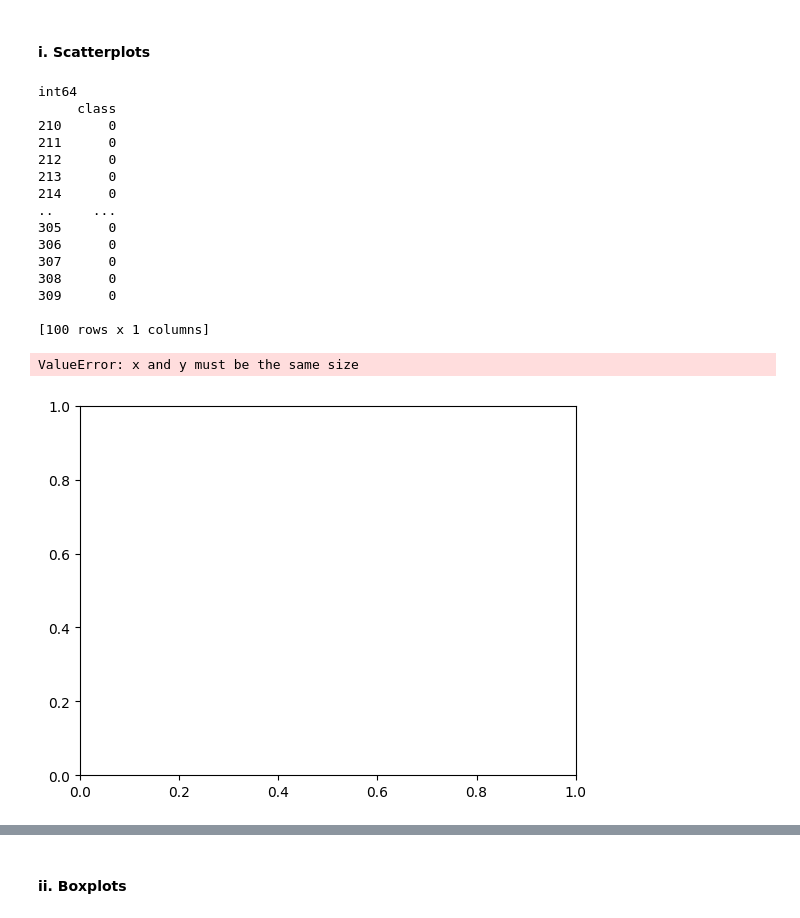
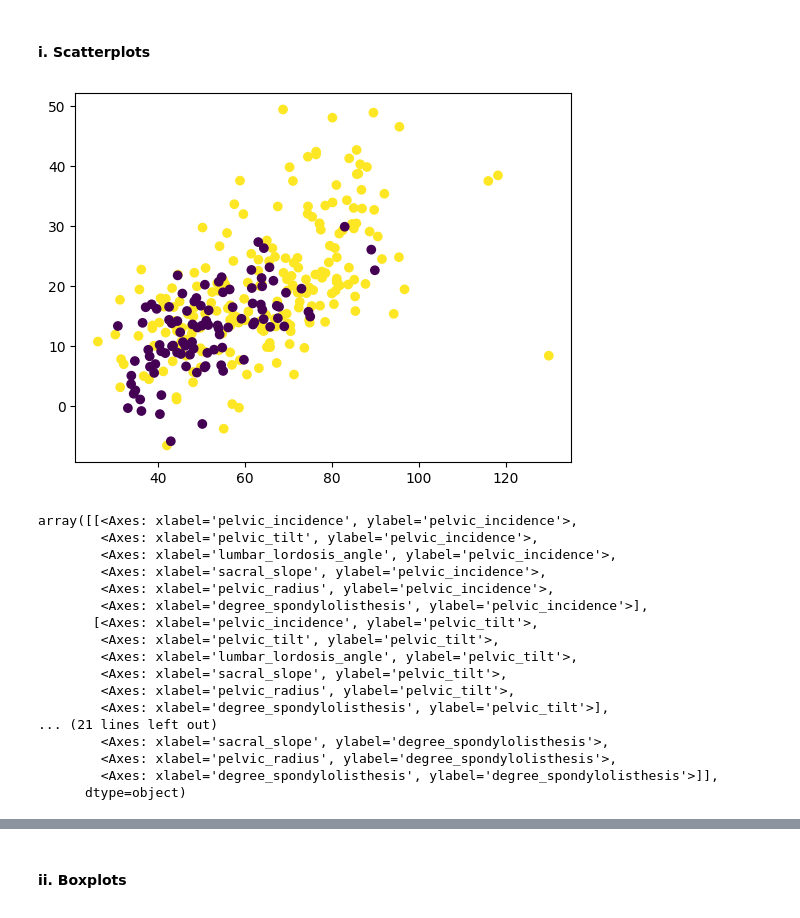
Before and after one commit to Brice12347/DSCI552HW1, a Jupyter notebook: Patchou_Brice_HW1.ipynb, the cells around one changed output, grey strips where cells are left out. Cells and saved outputs as stored; diff of their text form; code cells hidden in the pictures.

```diff
--- a/Patchou_Brice_HW1.ipynb
+++ b/Patchou_Brice_HW1.ipynb
@@ -25,45 +27,61 @@ df = pd.DataFrame(arff_file[0])
 # %%
 # So far here I have the following code:
 
 # arff_file = arff.loadarff('vertebral_column_data/column_2C_weka.arff')
 
 # df = pd.DataFrame(arff_file[0])
 
 # df.head()
 
 # print(df["class"])
 # which gives the following results:
 # 0      b'Abnormal' 1      b'Abnormal' 2      b'Abnormal' 3      b'Abnormal' 4      b'Abnormal'           ...      305      b'Normal' 306      b'Normal' 307      b'Normal' 308      b'Normal' 309      b'Normal' Name: class, Length: 310, dtype: object
 
 # how do I change the abnormal to 1 and the normal class to 0
 
 df["class"] = df["class"].str.decode("utf-8").map({
     "Abnormal": 1,
     "Normal": 0
 })
 
-print(df["class"].dtype)
+# I want to make X and Y variables. what does this error mean:Can only use .str accessor with string values! print(df["class"]) X = df.loc[df["class"] == "1"] print(X) y = df.loc[df["class"] == "0"]
+# print(df["class"].dtype)
 X = df.loc[df["class"] == 1, ["class"]]
 y = df.loc[df["class"] == 0, ["class"]]
-print(y)
+
+# I am having trouble conceptualizing the idea of plotting 2 independent variables. I think i now have the two independent variables. X = df.loc[df["class"] == 1, ["class"]] y = df.loc[df["class"] == 0, ["class"]] Here is how I am trying to plot them: fig, ax = plt.subplots() ax.scatter(X, y) plt.show() How do I fix this and how do I change the colors as well
 fig, ax = plt.subplots()
-ax.scatter(X, y)
+ax.scatter(df["pelvic_incidence"], df["pelvic_tilt"], c = df["class"])
 plt.show()
+
+# I have the two-feature scatterplot working: fig, ax = plt.subplots() ax.scatter(df["pelvic_incidence"], df["pelvic_tilt"], c = df["class"]) plt.show() how would i show a pairwise relationship among many variables?
+# I tried the following:
+# df_for_plot = df.loc[["pelvic_incidence", "pelvic_tilt", "lumbar_lordosis_angle", "sacral_slope", "pelvic_radius", "degree_spondylolisthesis"]]
+
+# pd.plotting.scatter_matrix(df_for_plot)
+# and got the following error:
+# KeyError: "None of [Index(['pelvic_incidence', 'pelvic_tilt', 'lumbar_lordosis_angle',\n       'sacral_slope', 'pelvic_radius', 'degree_spondylolisthesis'],\n      dtype='object')] are in the [index]"
+
+# how do i fix it
+df_for_plot = df.loc[:,["pelvic_incidence", "pelvic_tilt", "lumbar_lordosis_angle", "sacral_slope", "pelvic_radius", "degree_spondylolisthesis"]]
+# how do we add color to the grid
+pd.plotting.scatter_matrix(df_for_plot, figsize=(12,12), c=df['class'])
 # %% [output]
+[figure, new version]
-int64
-     class
-210      0
-211      0
-212      0
-213      0
-214      0
-..     ...
-305      0
-306      0
-307      0
-308      0
-309      0
-
-[100 rows x 1 columns]
+array([[<Axes: xlabel='pelvic_incidence', ylabel='pelvic_incidence'>,
+        <Axes: xlabel='pelvic_tilt', ylabel='pelvic_incidence'>,
+        <Axes: xlabel='lumbar_lordosis_angle', ylabel='pelvic_incidence'>,
+        <Axes: xlabel='sacral_slope', ylabel='pelvic_incidence'>,
+        <Axes: xlabel='pelvic_radius', ylabel='pelvic_incidence'>,
+        <Axes: xlabel='degree_spondylolisthesis', ylabel='pelvic_incidence'>],
+       [<Axes: xlabel='pelvic_incidence', ylabel='pelvic_tilt'>,
+        <Axes: xlabel='pelvic_tilt', ylabel='pelvic_tilt'>,
+        <Axes: xlabel='lumbar_lordosis_angle', ylabel='pelvic_tilt'>,
+        <Axes: xlabel='sacral_slope', ylabel='pelvic_tilt'>,
+        <Axes: xlabel='pelvic_radius', ylabel='pelvic_tilt'>,
+        <Axes: xlabel='degree_spondylolisthesis', ylabel='pelvic_tilt'>],
+... (21 lines left out)
+        <Axes: xlabel='sacral_slope', ylabel='degree_spondylolisthesis'>,
+        <Axes: xlabel='pelvic_radius', ylabel='degree_spondylolisthesis'>,
+        <Axes: xlabel='degree_spondylolisthesis', ylabel='degree_spondylolisthesis'>]],
+      dtype=object)
-ValueError: x and y must be the same size
-[figure, old version]
```
Also changed, not shown: parts of 12 cells of this notebook.
